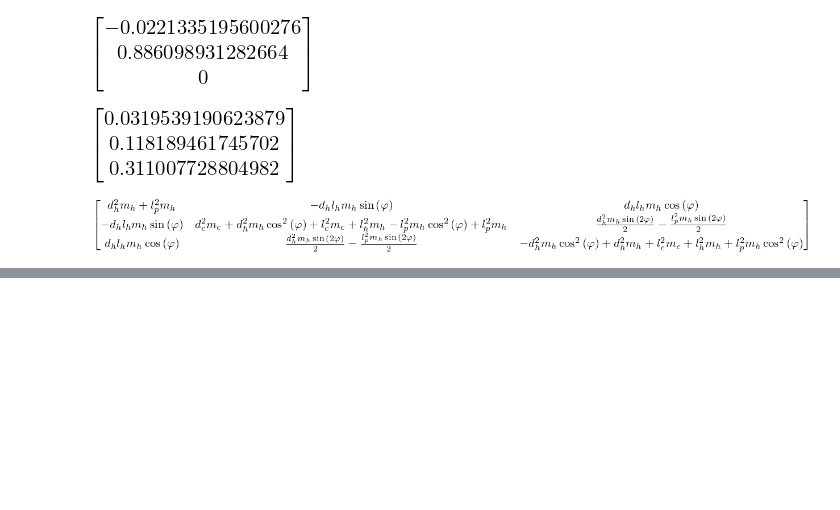
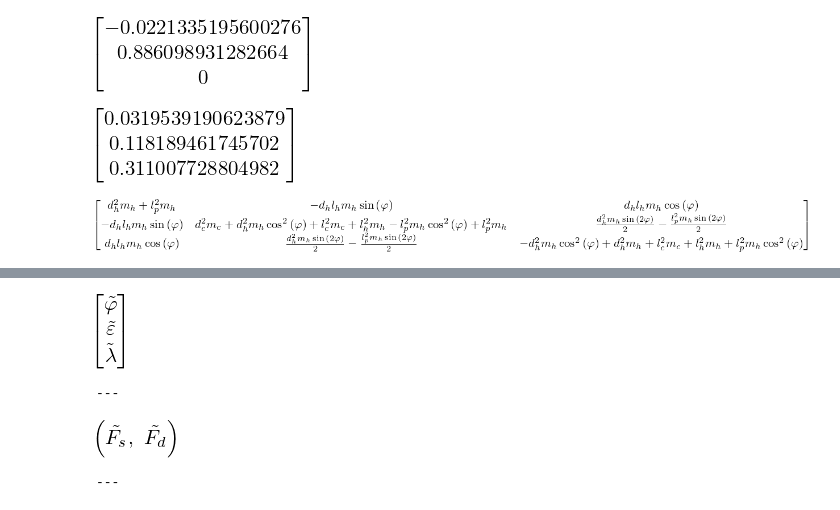
Before and after one commit to Rojetto/helicopter_thesis_code, a Jupyter notebook: scripts/model_derivation_new_frames.ipynb, the cells around one changed output, grey strips where cells are left out. Saved outputs shown, nothing was run; the diff lists cells and outputs as text; code cells hidden in the pictures; blank space fills up the shorter version.

```diff
--- a/scripts/model_derivation_new_frames.ipynb
+++ b/scripts/model_derivation_new_frames.ipynb
@@ -319,0 +336,9 @@ M.subs([(eps, 0)])
+# %%
+q_diff = st.symb_vector('\\tilde\\varphi \\tilde\\varepsilon \\tilde\\lambda') ##:
+Fs, Fd = st.symb_vector('F_s F_d')
+Fs_diff, Fd_diff = st.symb_vector('\\tilde{F_s}, \\tilde{F_d}') ##:
+# %% [output]
+[figure, added]
+---
+[figure, added]
+---
```
Also changed, not shown: parts of 10 cells of this notebook.
